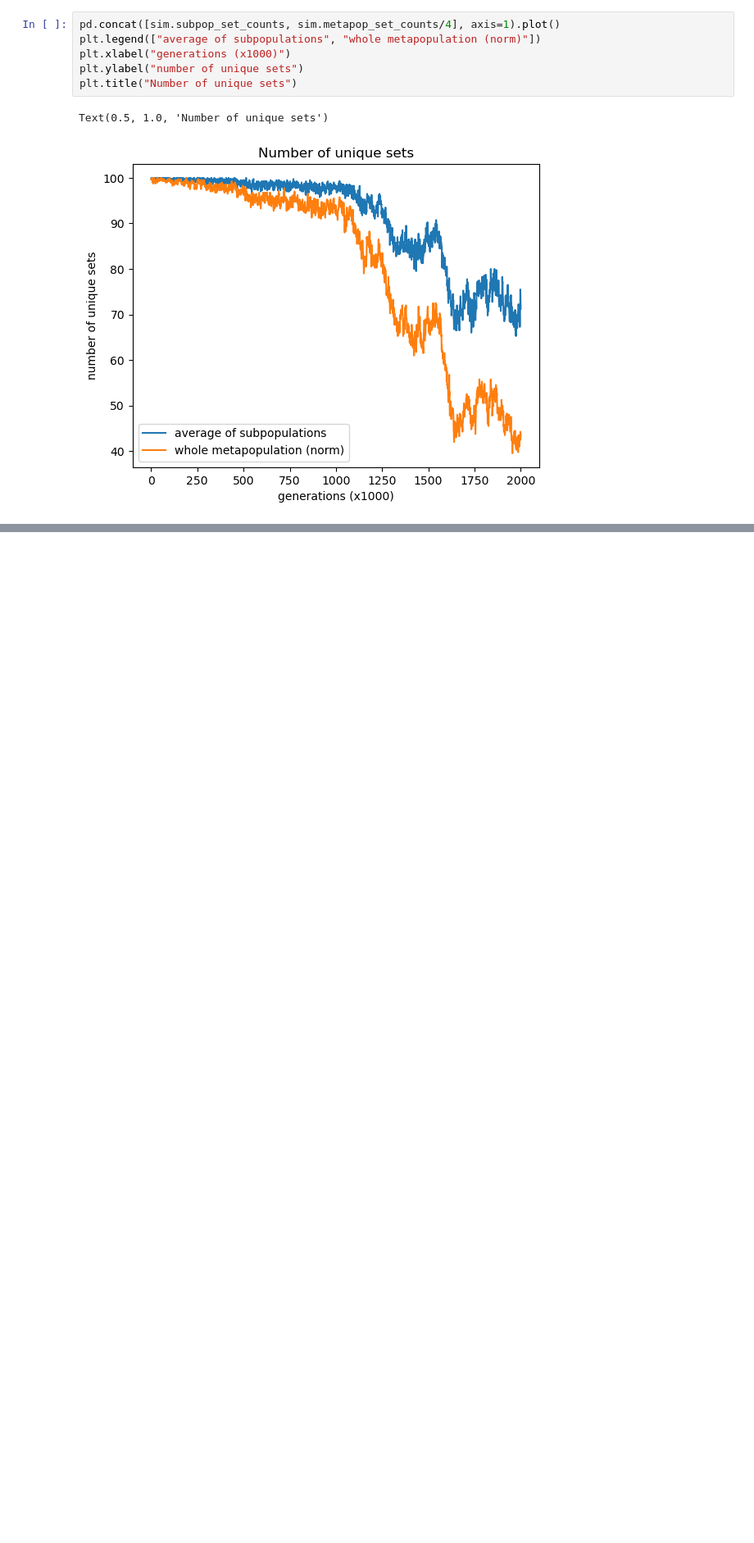
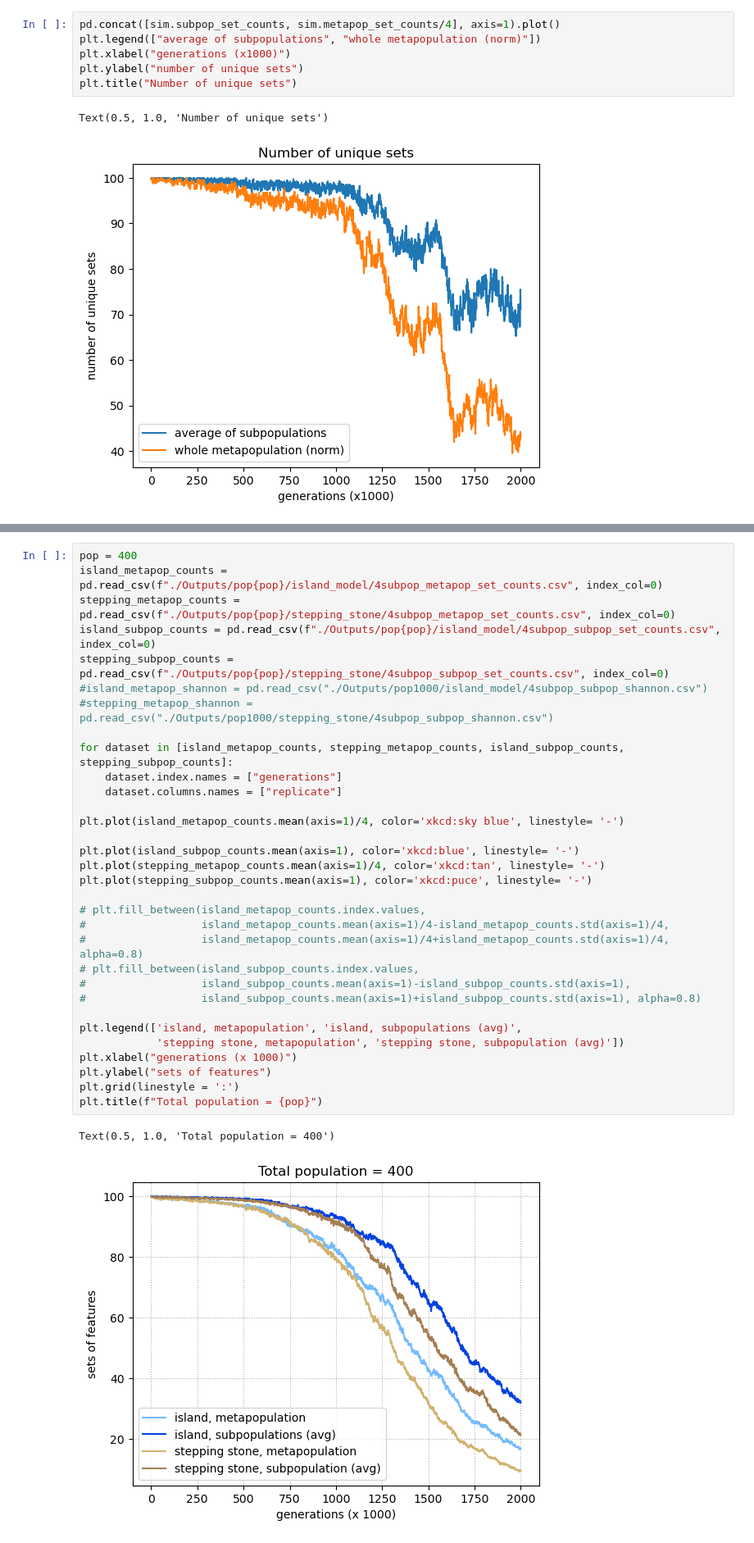
Before and after one commit to mtomasini/MetapopulationsPython, a Jupyter notebook: exploration.ipynb, the cells around one changed output, grey strips where cells are left out. Shown: that part at 82% size. Cells and saved outputs as stored; diff of their text form; blank space fills up the shorter version.

```diff
--- a/exploration.ipynb
+++ b/exploration.ipynb
@@ -110,0 +111,35 @@ Text(0.5, 1.0, 'Number of unique sets')
+# %%
+pop = 400
+island_metapop_counts = pd.read_csv(f"./Outputs/pop{pop}/island_model/4subpop_metapop_set_counts.csv", index_col=0)
+stepping_metapop_counts = pd.read_csv(f"./Outputs/pop{pop}/stepping_stone/4subpop_metapop_set_counts.csv", index_col=0)
+island_subpop_counts = pd.read_csv(f"./Outputs/pop{pop}/island_model/4subpop_subpop_set_counts.csv", index_col=0)
+stepping_subpop_counts = pd.read_csv(f"./Outputs/pop{pop}/stepping_stone/4subpop_subpop_set_counts.csv", index_col=0)
+#island_metapop_shannon = pd.read_csv("./Outputs/pop1000/island_model/4subpop_subpop_shannon.csv")
+#stepping_metapop_shannon = pd.read_csv("./Outputs/pop1000/stepping_stone/4subpop_subpop_shannon.csv")
+
+for dataset in [island_metapop_counts, stepping_metapop_counts, island_subpop_counts, stepping_subpop_counts]:
+    dataset.index.names = ["generations"]
+    dataset.columns.names = ["replicate"]
+
+plt.plot(island_metapop_counts.mean(axis=1)/4, color='xkcd:sky blue', linestyle= '-')
+
+plt.plot(island_subpop_counts.mean(axis=1), color='xkcd:blue', linestyle= '-')
+plt.plot(stepping_metapop_counts.mean(axis=1)/4, color='xkcd:tan', linestyle= '-')
+plt.plot(stepping_subpop_counts.mean(axis=1), color='xkcd:puce', linestyle= '-')
+
+# plt.fill_between(island_metapop_counts.index.values,
+#                  island_metapop_counts.mean(axis=1)/4-island_metapop_counts.std(axis=1)/4,
+#                  island_metapop_counts.mean(axis=1)/4+island_metapop_counts.std(axis=1)/4, alpha=0.8)
+# plt.fill_between(island_subpop_counts.index.values,
+#                  island_subpop_counts.mean(axis=1)-island_subpop_counts.std(axis=1),
+#                  island_subpop_counts.mean(axis=1)+island_subpop_counts.std(axis=1), alpha=0.8)
+
+plt.legend(['island, metapopulation', 'island, subpopulations (avg)',
+            'stepping stone, metapopulation', 'stepping stone, subpopulation (avg)'])
+plt.xlabel("generations (x 1000)")
+plt.ylabel("sets of features")
+plt.grid(linestyle = ':')
+plt.title(f"Total population = {pop}")
+# %% [output]
+Text(0.5, 1.0, 'Total population = 400')
+[figure, added]
```
Also changed, not shown: parts of 5 cells of this notebook, 2 other files.
